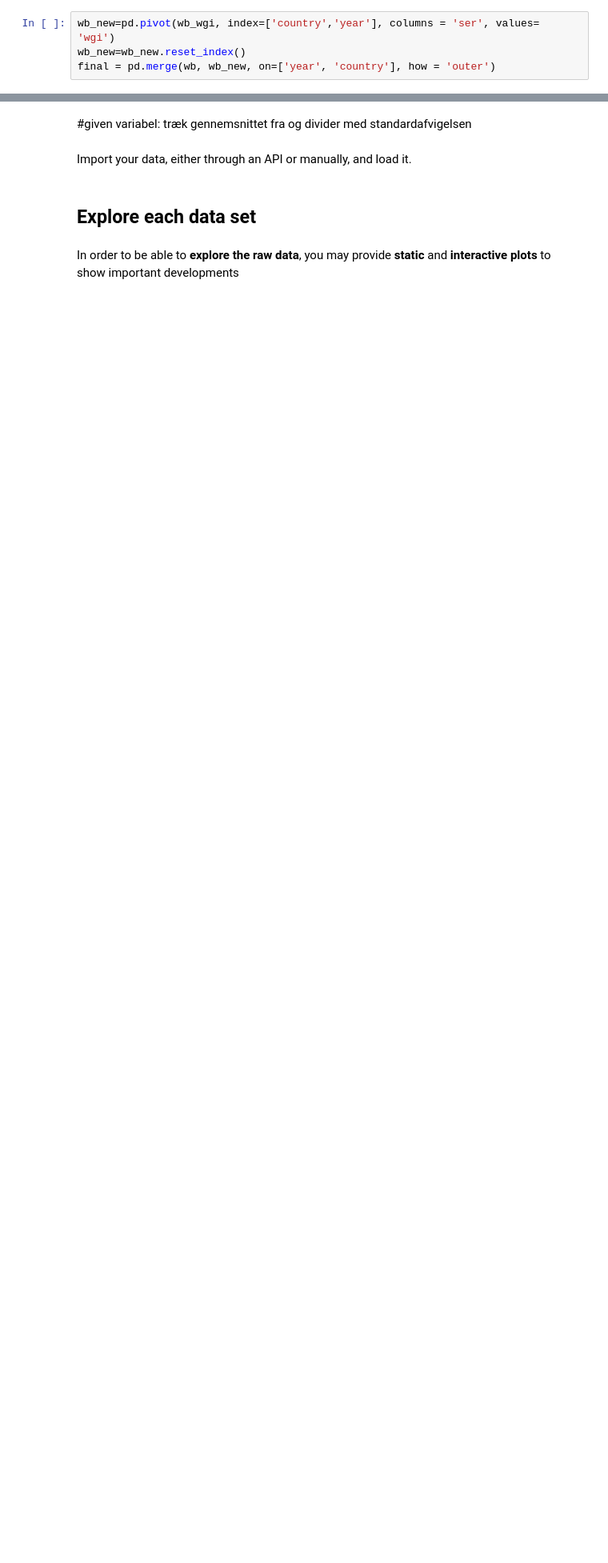
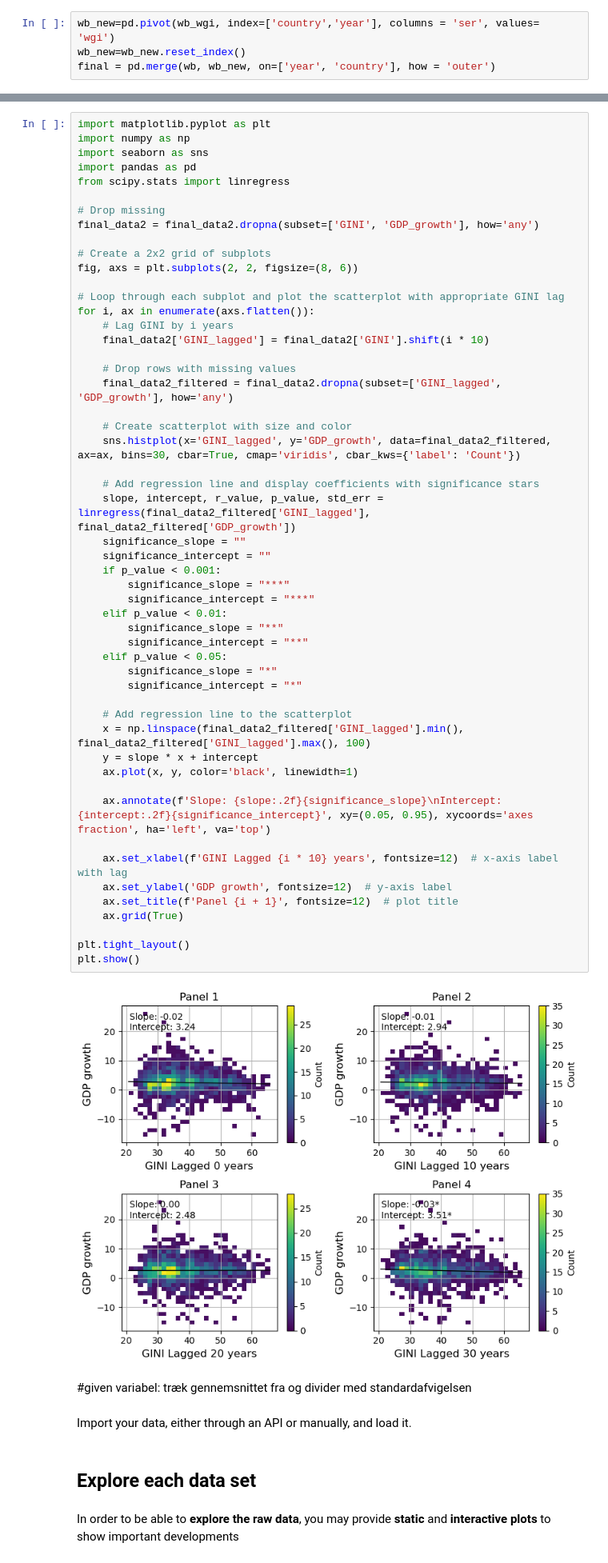
Before and after one commit to NumEconCopenhagen/projects-2023-magnus-kristian, a Jupyter notebook: dataproject/dataproject_KE.ipynb, the cells around one changed output, grey strips where cells are left out. Shown at 80% size. Drawn from its saved outputs; the diff is of its cells as text; blank space fills up the shorter version.

```diff
--- a/dataproject/dataproject_KE.ipynb
+++ b/dataproject/dataproject_KE.ipynb
@@ -267,3 +216,57 @@ plt.show()
+# %%
+import matplotlib.pyplot as plt
+import numpy as np
+import seaborn as sns
+import pandas as pd
+from scipy.stats import linregress
+
+# Drop missing
+final_data2 = final_data2.dropna(subset=['GINI', 'GDP_growth'], how='any')
+
+# Create a 2x2 grid of subplots
+fig, axs = plt.subplots(2, 2, figsize=(8, 6))
+
+# Loop through each subplot and plot the scatterplot with appropriate GINI lag
+for i, ax in enumerate(axs.flatten()):
+    # Lag GINI by i years
+    final_data2['GINI_lagged'] = final_data2['GINI'].shift(i * 10)
+
+    # Drop rows with missing values
+    final_data2_filtered = final_data2.dropna(subset=['GINI_lagged', 'GDP_growth'], how='any')
+
+    # Create scatterplot with size and color
+    sns.histplot(x='GINI_lagged', y='GDP_growth', data=final_data2_filtered, ax=ax, bins=30, cbar=True, cmap='viridis', cbar_kws={'label': 'Count'})
+
+    # Add regression line and display coefficients with significance stars
+    slope, intercept, r_value, p_value, std_err = linregress(final_data2_filtered['GINI_lagged'], final_data2_filtered['GDP_growth'])
+    significance_slope = ""
+    significance_intercept = ""
+    if p_value < 0.001:
+        significance_slope = "***"
+        significance_intercept = "***"
+    elif p_value < 0.01:
+        significance_slope = "**"
+        significance_intercept = "**"
+    elif p_value < 0.05:
+        significance_slope = "*"
+        significance_intercept = "*"
+
+    # Add regression line to the scatterplot
+    x = np.linspace(final_data2_filtered['GINI_lagged'].min(), final_data2_filtered['GINI_lagged'].max(), 100)
+    y = slope * x + intercept
+    ax.plot(x, y, color='black', linewidth=1)
+
+    ax.annotate(f'Slope: {slope:.2f}{significance_slope}\nIntercept: {intercept:.2f}{significance_intercept}', xy=(0.05, 0.95), xycoords='axes fraction', ha='left', va='top')
+
+    ax.set_xlabel(f'GINI Lagged {i * 10} years', fontsize=12)  # x-axis label with lag
+    ax.set_ylabel('GDP growth', fontsize=12)  # y-axis label
+    ax.set_title(f'Panel {i + 1}', fontsize=12)  # plot title
+    ax.grid(True)
+
+plt.tight_layout()
+plt.show()
+# %% [output]
+[figure, added]
 # %% [markdown]
 #given variabel: træk gennemsnittet fra og divider med standardafvigelsen
 # %% [markdown]
```
Also changed, not shown: parts of 7 cells of this notebook.
